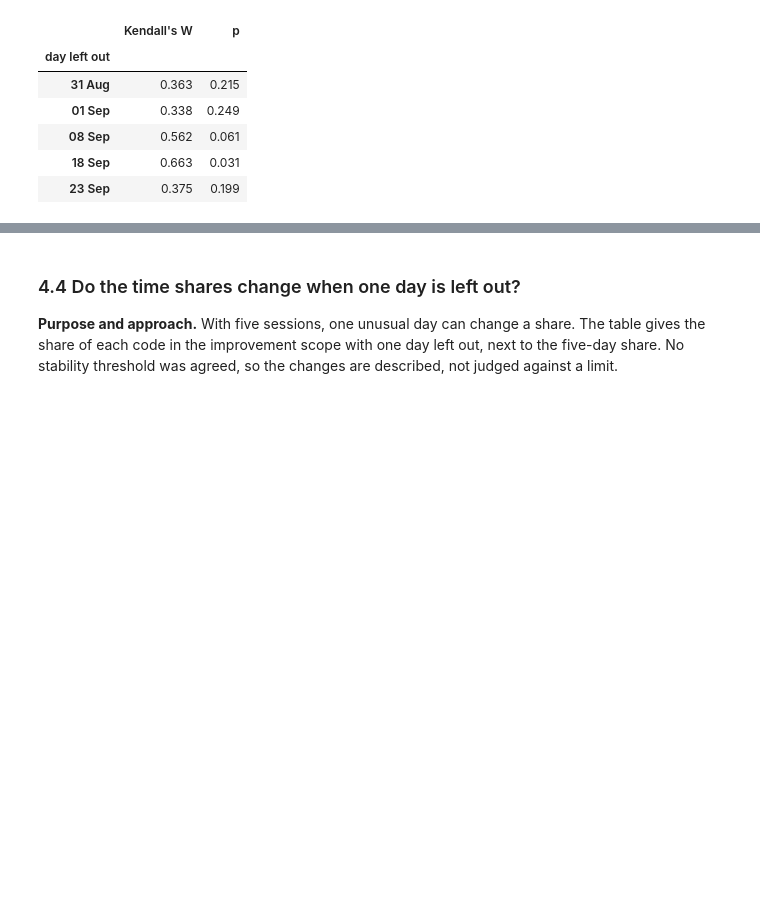
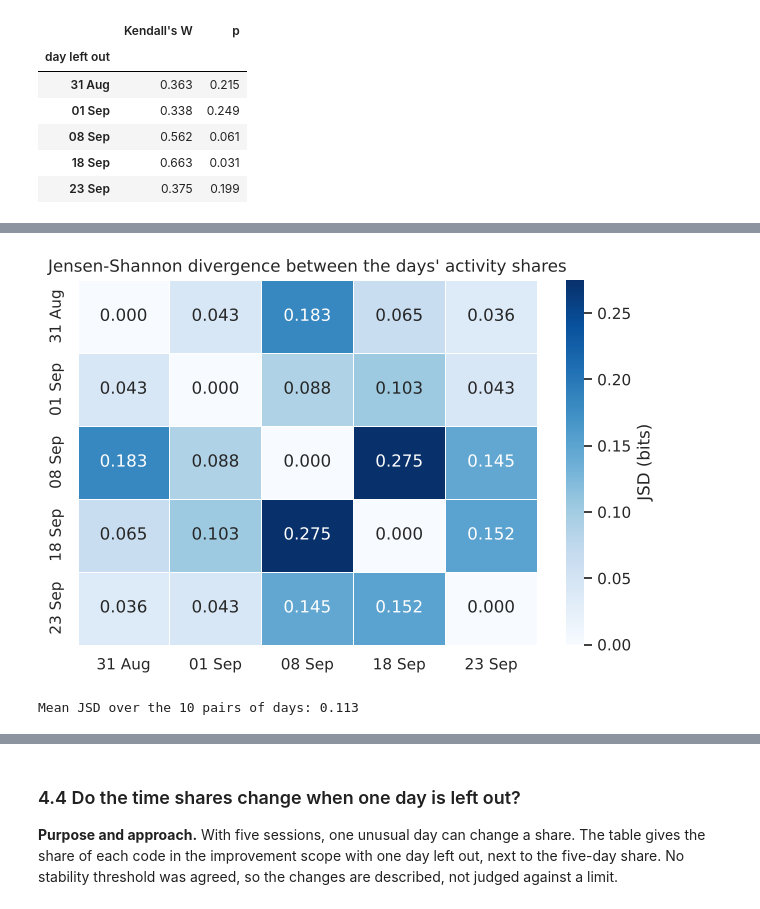
Before and after one commit to Luuuuuig/Bachelor-End-Project, a Jupyter notebook: Arno_Analysis_2026_10_02.ipynb, the cells around one changed output, grey strips where cells are left out. Saved outputs shown, nothing was run; the diff lists cells and outputs as text; code cells hidden in the pictures; blank space fills up the shorter version.

```diff
--- a/Arno_Analysis_2026_10_02.ipynb
+++ b/Arno_Analysis_2026_10_02.ipynb
@@ -444,0 +451,24 @@ Mean correlation of each day with the other four: {'31 Aug': 0.48, '01 Sep': 0.5
+# %%
+# Jensen-Shannon divergence: how different are the days' allocations of time over the activities?
+from scipy.spatial.distance import jensenshannon
+
+def jsd(p, q):
+    return jensenshannon(p, q, base=2) ** 2          # divergence in bits: 0 = identical shares, 1 = no overlap at all
+
+day_shares = (activity_table / activity_table.sum()).T            # rows = days, columns = activities; each row adds up to 1
+day_shares.index = day_index.strftime("%d %b")
+pooled_shares = activity_table.sum(axis=1) / activity_table.to_numpy().sum()   # the five-day profile
+
+pair_jsd = pd.DataFrame([[jsd(day_shares.loc[a], day_shares.loc[b]) for b in day_shares.index] for a in day_shares.index],
+                        index=day_shares.index, columns=day_shares.index)
+mean_pair_jsd = pair_jsd.to_numpy()[np.triu_indices(len(pair_jsd), 1)].mean()  # mean over the 10 pairs of days
+
+fig, ax = plt.subplots(figsize=(6.5, 4.5))
+sns.heatmap(pair_jsd, annot=True, fmt=".3f", cmap="Blues", vmin=0, linewidths=0.5, cbar_kws={"label": "JSD (bits)"}, ax=ax)
+ax.set(title="Jensen-Shannon divergence between the days' activity shares", xlabel="", ylabel="")
+plt.tight_layout()
+plt.show()
+print(f"Mean JSD over the 10 pairs of days: {mean_pair_jsd:.3f}")
+# %% [output]
+[figure, added]
+Mean JSD over the 10 pairs of days: 0.113
```
Also changed, not shown: parts of 9 cells of this notebook, 3 other files.
